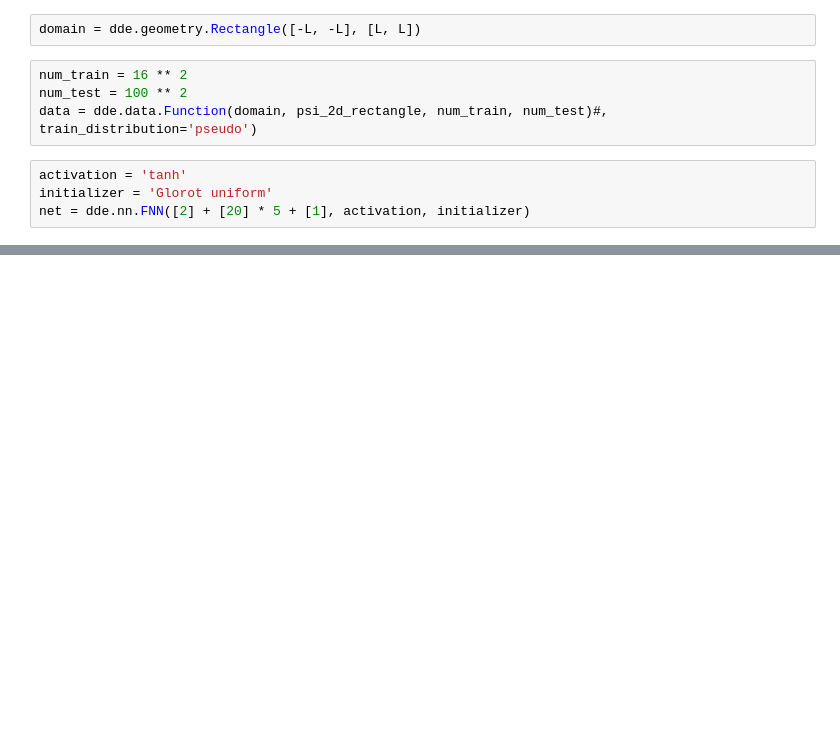
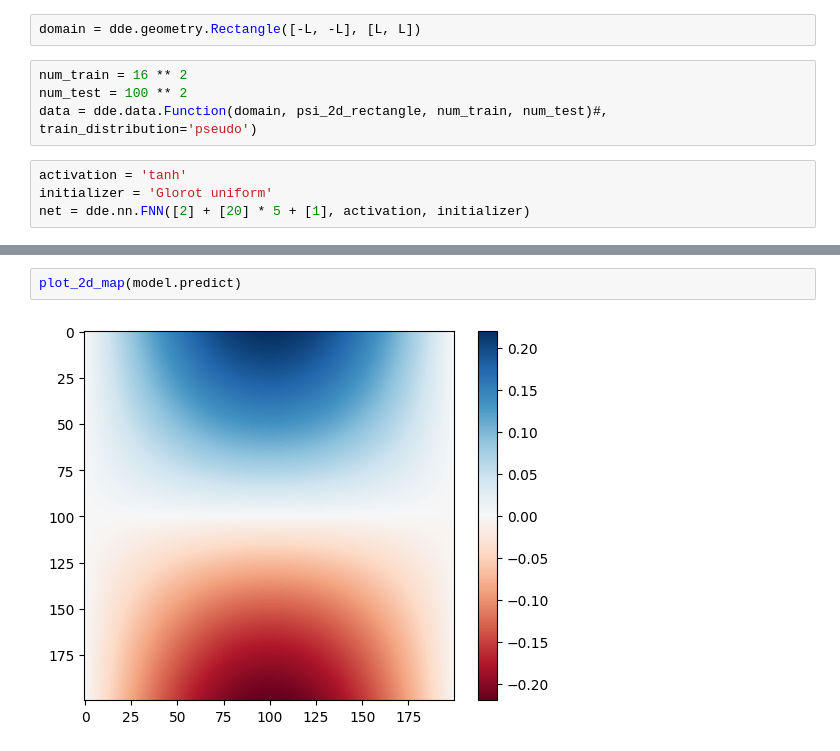
Before and after one commit to pwrobel5/quant-chem-pinns, a Jupyter notebook: harmonic-oscillator/2d/from-function.ipynb, the cells around one changed output, grey strips where cells are left out. Cells and saved outputs as stored; diff of their text form; blank space fills up the shorter version.

```diff
--- a/harmonic-oscillator/2d/from-function.ipynb
+++ b/harmonic-oscillator/2d/from-function.ipynb
@@ -135,0 +160,4 @@ plt.show()
+# %%
+plot_2d_map(model.predict)
+# %% [output]
+[figure, added]
```
Also changed, not shown: parts of 12 cells of this notebook.
